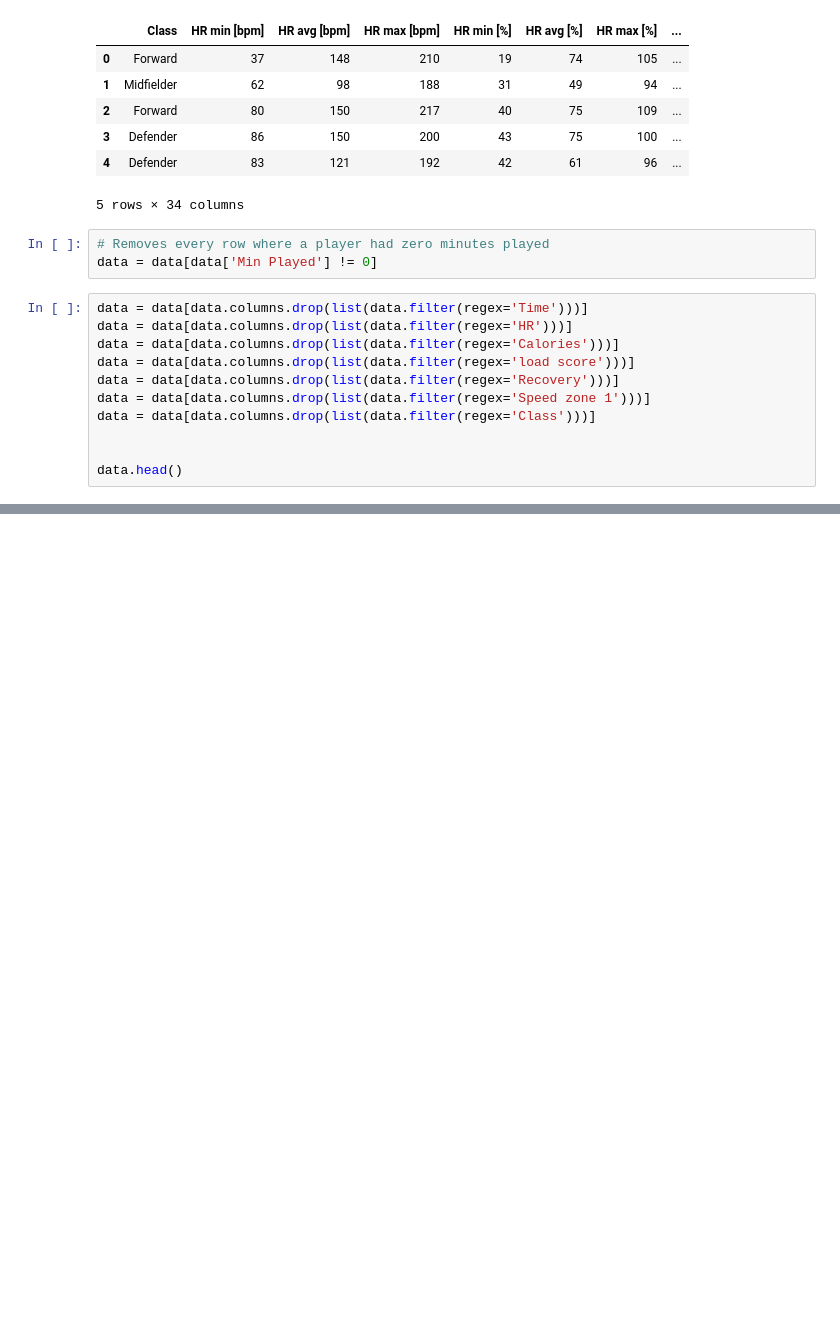
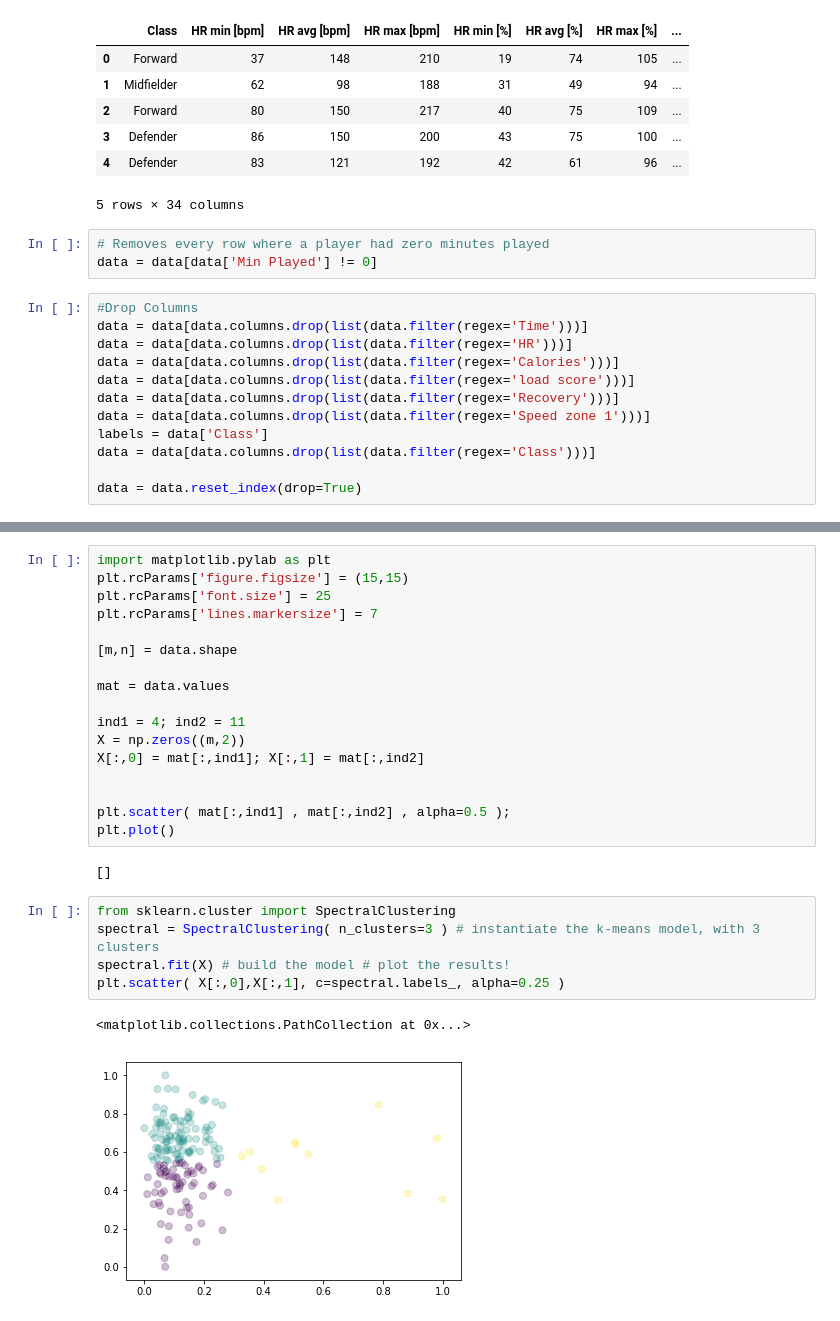
Before and after one commit to cloudmesh-community/sp19-222-92, a Jupyter notebook: project/csv_adjustment.ipynb, the cells around one changed output, grey strips where cells are left out. Drawn from its saved outputs; the diff is of its cells as text; blank space fills up the shorter version.

Commit message:
added clustering

```diff
--- a/project/csv_adjustment.ipynb
+++ b/project/csv_adjustment.ipynb
@@ -20,13 +20,14 @@ data.head()
 # Removes every row where a player had zero minutes played
 data = data[data['Min Played'] != 0]
 # %%
+#Drop Columns
 data = data[data.columns.drop(list(data.filter(regex='Time')))]
 data = data[data.columns.drop(list(data.filter(regex='HR')))]
 data = data[data.columns.drop(list(data.filter(regex='Calories')))]
 data = data[data.columns.drop(list(data.filter(regex='load score')))]
 data = data[data.columns.drop(list(data.filter(regex='Recovery')))]
 data = data[data.columns.drop(list(data.filter(regex='Speed zone 1')))]
+labels = data['Class']
 data = data[data.columns.drop(list(data.filter(regex='Class')))]
 
-
-data.head()
+data = data.reset_index(drop=True)
@@ -94,0 +90,27 @@ data.head()
+# %%
+import matplotlib.pylab as plt
+plt.rcParams['figure.figsize'] = (15,15)
+plt.rcParams['font.size'] = 25
+plt.rcParams['lines.markersize'] = 7
+
+[m,n] = data.shape
+
+mat = data.values
+
+ind1 = 4; ind2 = 11
+X = np.zeros((m,2))
+X[:,0] = mat[:,ind1]; X[:,1] = mat[:,ind2]
+
+
+plt.scatter( mat[:,ind1] , mat[:,ind2] , alpha=0.5 );
+plt.plot()
+# %% [output]
+[]
+# %%
+from sklearn.cluster import SpectralClustering
+spectral = SpectralClustering( n_clusters=3 ) # instantiate the k-means model, with 3 clusters
+spectral.fit(X) # build the model # plot the results!
+plt.scatter( X[:,0],X[:,1], c=spectral.labels_, alpha=0.25 )
+# %% [output]
+<matplotlib.collections.PathCollection at 0x...>
+[figure, added]
```
Also changed, not shown: parts of 7 cells of this notebook, 1 other file.
